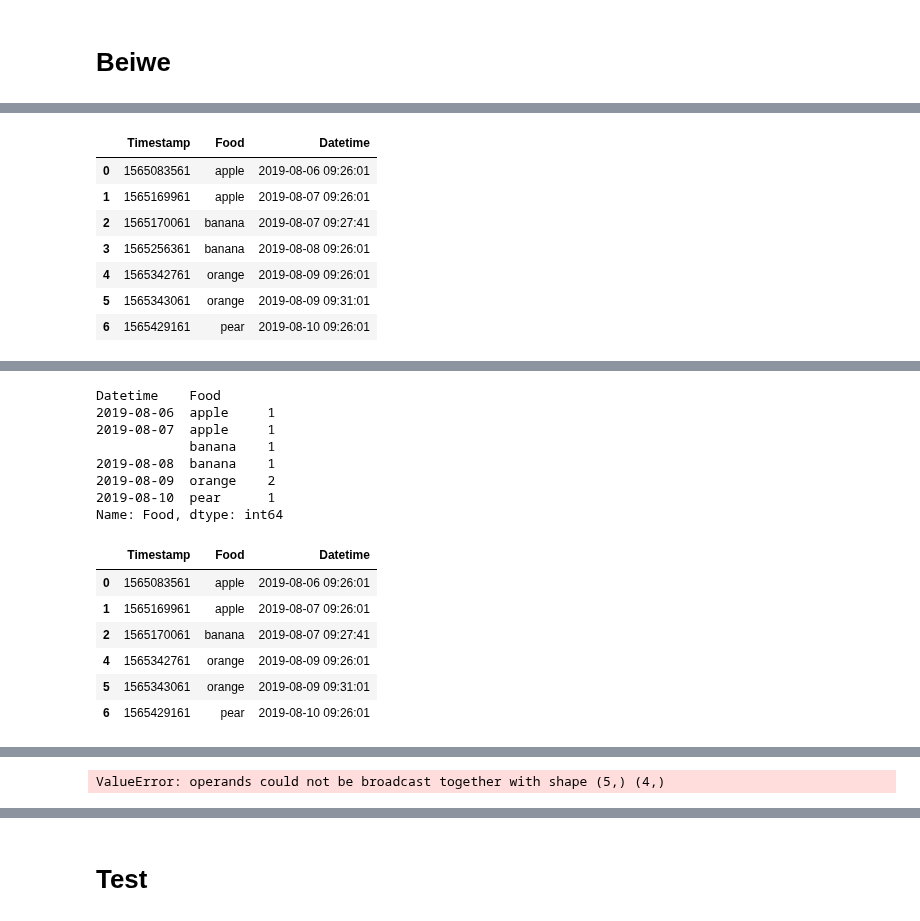
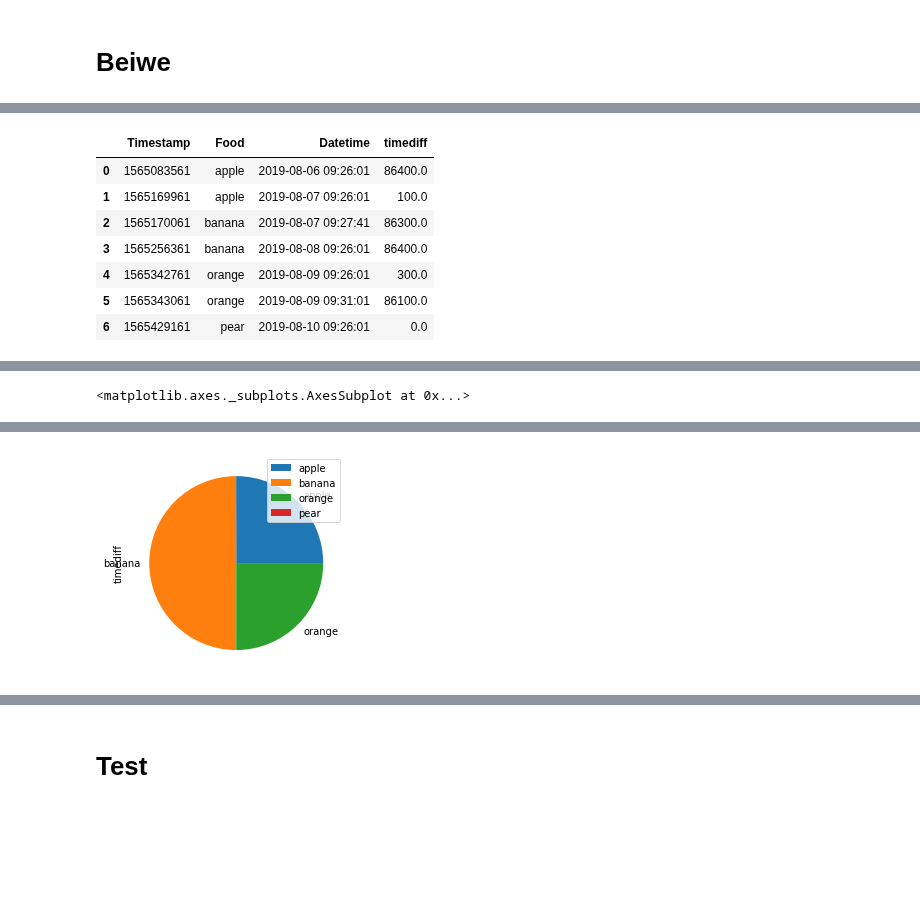
Before and after one commit to xuancong84/beiwe-visualizer, a Jupyter notebook: debug.ipynb, the cells around one changed output, grey strips where cells are left out. Cells and saved outputs as stored; diff of their text form; code cells hidden in the pictures; blank space fills up the shorter version.

```diff
--- a/debug.ipynb
+++ b/debug.ipynb
@@ -150,26 +136,19 @@ pd.DataFrame.from_dict(data={'row1':{'a':1, 'b':2}, 'row2': {'a':3, 'b':4, 'c':5
 # %%
 import pandas as pd
 df = pd.DataFrame({'Timestamp':[1565083561, 1565083561+86400, 1565083561+86500, 1565083561+86400*2, 1565083561+86400*3, 1565083561+86500*3, 1565083561+86400*4],
                    'Food':['apple', 'apple', 'banana', 'banana', 'orange', 'orange', 'pear']})
 df['Datetime'] = pd.to_datetime(df['Timestamp'].apply(lambda t:str(t)), unit='s')
+df['timediff'] = df['Timestamp'].diff().iloc[1:].append(pd.Series(0), ignore_index=True)
 display(df)
-dfg = df.groupby(pd.Grouper(freq='1D', key='Datetime'))
-[print(g) for g in dfg]
-print('This does not crash:')
-display(dfg['Food'].value_counts())
-
-df = df.drop([3])
-display(df)
-dfg = df.groupby(pd.Grouper(freq='1D', key='Datetime'))
-[print(g) for g in dfg]
-print('This will cause crash:')
-display(dfg['Food'].value_counts())
+g = df[['Food', 'timediff']].groupby('Food').sum()
+display(g['timediff'])
+g.plot.pie(y='timediff')
 # %% [output]
-|  | Timestamp | Food | Datetime |
-| 0 | 1565083561 | apple | 2019-08-06 09:26:01 |
-| 1 | 1565169961 | apple | 2019-08-07 09:26:01 |
-| 2 | 1565170061 | banana | 2019-08-07 09:27:41 |
-| 3 | 1565256361 | banana | 2019-08-08 09:26:01 |
-| 4 | 1565342761 | orange | 2019-08-09 09:26:01 |
-| 5 | 1565343061 | orange | 2019-08-09 09:31:01 |
-| 6 | 1565429161 | pear | 2019-08-10 09:26:01 |
+|  | Timestamp | Food | Datetime | timediff |
+| 0 | 1565083561 | apple | 2019-08-06 09:26:01 | 86400.0 |
+| 1 | 1565169961 | apple | 2019-08-07 09:26:01 | 100.0 |
+| 2 | 1565170061 | banana | 2019-08-07 09:27:41 | 86300.0 |
+| 3 | 1565256361 | banana | 2019-08-08 09:26:01 | 86400.0 |
+| 4 | 1565342761 | orange | 2019-08-09 09:26:01 | 300.0 |
+| 5 | 1565343061 | orange | 2019-08-09 09:31:01 | 86100.0 |
+| 6 | 1565429161 | pear | 2019-08-10 09:26:01 | 0.0 |
@@ -189,15 +161 @@ This does not crash:
-Datetime    Food
-2019-08-06  apple     1
-2019-08-07  apple     1
-            banana    1
-2019-08-08  banana    1
-2019-08-09  orange    2
-2019-08-10  pear      1
-Name: Food, dtype: int64
+<matplotlib.axes._subplots.AxesSubplot at 0x...>
-|  | Timestamp | Food | Datetime |
-| 0 | 1565083561 | apple | 2019-08-06 09:26:01 |
-| 1 | 1565169961 | apple | 2019-08-07 09:26:01 |
-| 2 | 1565170061 | banana | 2019-08-07 09:27:41 |
-| 4 | 1565342761 | orange | 2019-08-09 09:26:01 |
-| 5 | 1565343061 | orange | 2019-08-09 09:31:01 |
-| 6 | 1565429161 | pear | 2019-08-10 09:26:01 |
@@ -218,4 +162,4 @@ This will cause crash:
-ValueError: operands could not be broadcast together with shape (5,) (4,)
+[figure, added]
 # %%
 Extra=30
 SelCol='in_app_name'
```
Also changed, not shown: parts of 6 cells of this notebook, 3 other files.
